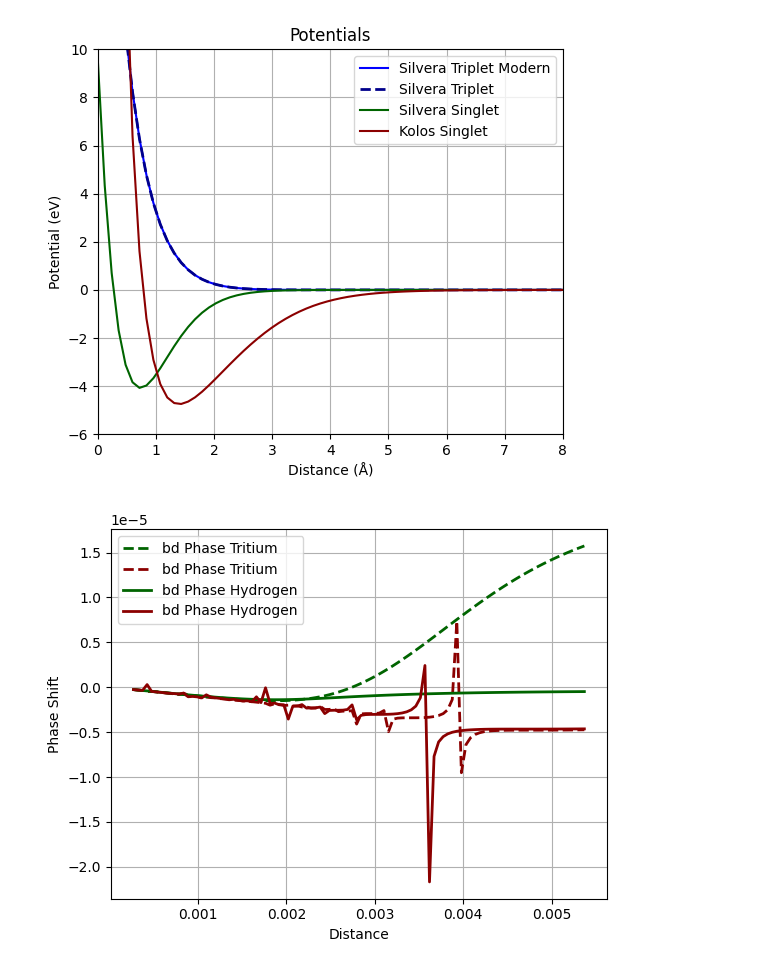
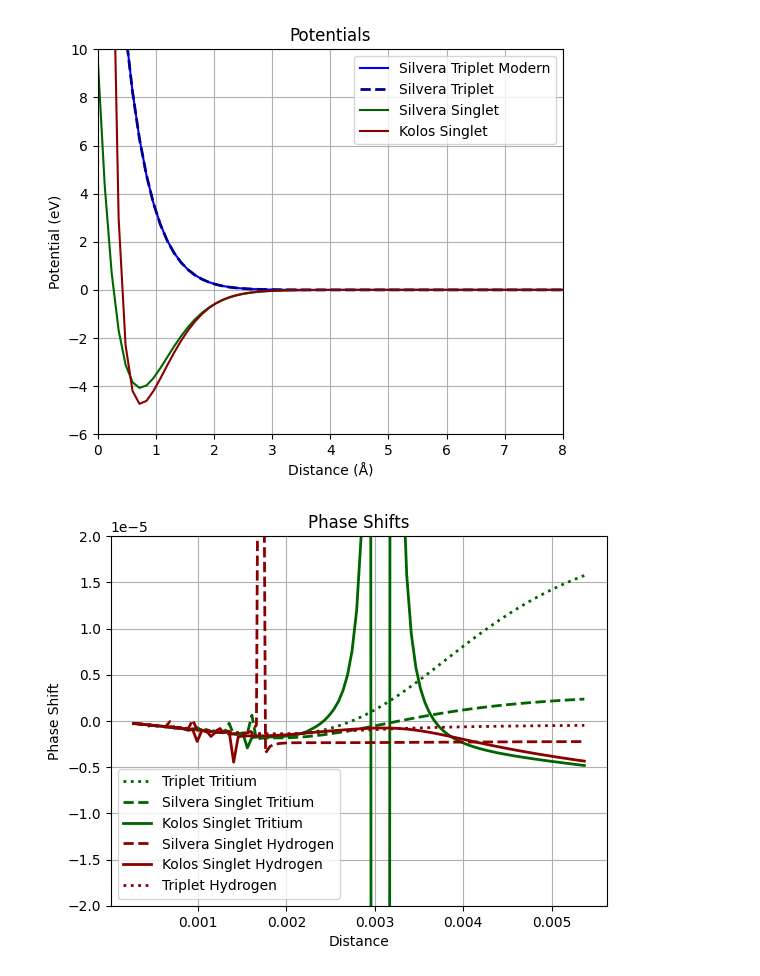
Before and after one commit to UTA-NURES/AtomicCrossSections, a Jupyter notebook: Spin_Exchange.ipynb, the cells around one changed output. Cells and saved outputs as stored; diff of their text form; code cells hidden in the pictures.

```diff
--- a/Spin_Exchange.ipynb
+++ b/Spin_Exchange.ipynb
@@ -46,8 +46,9 @@ singlet_data = data[:,1]
 
 interp_func = interp1d(ranges, singlet_data, kind = 'linear', fill_value = 'extrapolate')
 def singlet(rho):
-    return (interp_func(rho * 1973) + 1) * 27.2114
-new_ranges = np.linspace(.45, 10, 100) /1973
+    R = rho / .53
+    return (interp_func(R * 1973) + 1) * 27.2114
+new_ranges = np.linspace(.45, 10, 100) / 1973
 # %%
 a = .006
 rhos = np.linspace(1e-9, a, 100)
@@ -65,7 +66,7 @@ plt.legend()
 plt.grid(True)
 plt.show()
 # %% [output]
-[figure, old version]
+[figure, new version]
 # %%
 def p_of_temp(mu, T):
     J2eV = 6.242e18
@@ -449,19 +451,26 @@ gamT=45.415*1e6 # In Hz T^-1
 # %%
 Ttdelta, Tsdelta = Phases(Tmu, Silvera_Triplet, singlet)
 Htdelta, Hsdelta = Phases(Hmu, Silvera_Triplet, singlet)
+
+Ttdelta2, Tsdelta2 = Phases(Tmu, Silvera_Triplet, Singlet)
+Htdelta2, Hsdelta2 = Phases(Hmu, Silvera_Triplet, Singlet)
 # %%
 rhos = np.linspace(1, 20, 100) * .53 / 1973.27
-plt.plot(rhos,Ttdelta,  '--', label="bd Phase Tritium", color = "DarkGreen", linewidth=2)
-plt.plot(rhos,Tsdelta,  '--', label="bd Phase Tritium", color = "DarkRed", linewidth=2)
-plt.plot(rhos,Htdelta, label="bd Phase Hydrogen", color = "DarkGreen", linewidth=2)
-plt.plot(rhos,Hsdelta, label="bd Phase Hydrogen", color = "DarkRed", linewidth=2)
+plt.plot(rhos,Ttdelta, ':', label="Triplet Tritium", color = "DarkGreen", linewidth=2)
+plt.plot(rhos,Tsdelta2,  '--', label="Silvera Singlet Tritium", color = "DarkGreen", linewidth=2)
+plt.plot(rhos,Tsdelta, label="Kolos Singlet Tritium", color = "DarkGreen", linewidth=2)
+plt.plot(rhos,Hsdelta2, '--', label="Silvera Singlet Hydrogen", color = "DarkRed", linewidth=2)
+plt.plot(rhos,Hsdelta, label="Kolos Singlet Hydrogen", color = "DarkRed", linewidth=2)
+plt.plot(rhos,Htdelta, ':', label="Triplet Hydrogen", color = "DarkRed", linewidth=2)
 plt.xlabel("Distance")
 plt.ylabel("Phase Shift")
+plt.title("Phase Shifts")
+plt.ylim(-.00002,.00002)
 plt.grid(True)
 plt.legend()
 plt.show()
 # %% [output]
-[figure, old version]
+[figure, new version]
 # %%
 HSpatials = GetSpatials(Hmu, B_Values, HLevels, Silvera_Triplet, singlet)
 TSpatials = GetSpatials(Tmu, B_Values, TLevels, Silvera_Triplet, singlet)
```
Also changed, not shown: parts of 9 cells of this notebook.
